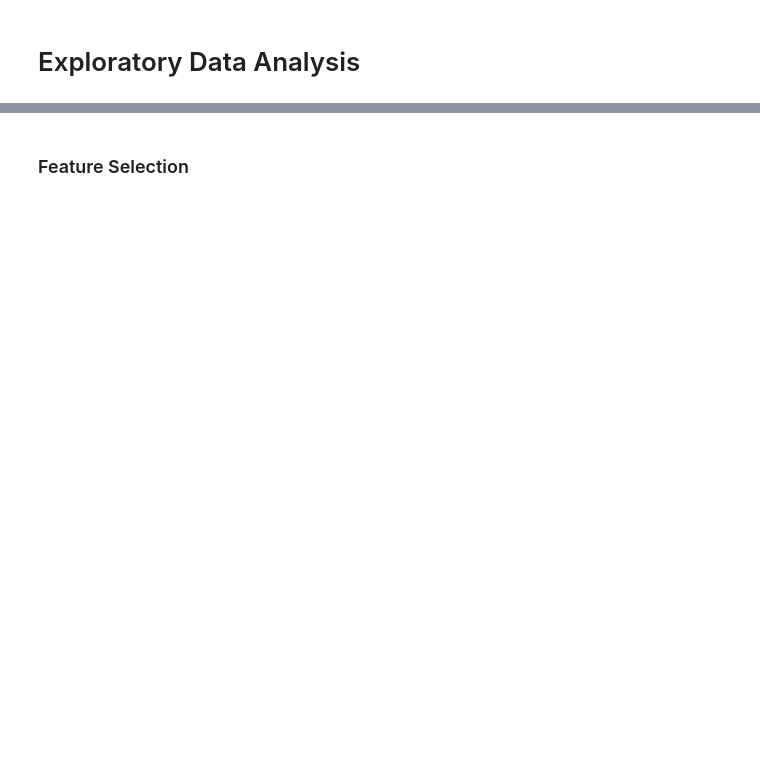
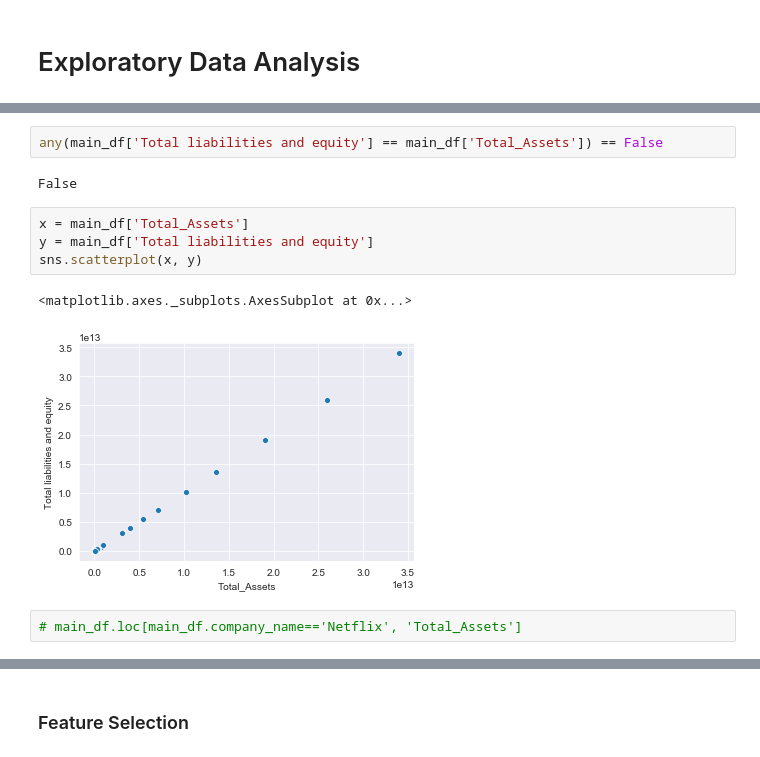
Before and after one commit to mcsw311093/Data-Cleaning-and-Analysis, a Jupyter notebook: Analysis.ipynb, the cells around one changed output, grey strips where cells are left out. Saved outputs shown, nothing was run; the diff lists cells and outputs as text; blank space fills up the shorter version.

```diff
--- a/Analysis.ipynb
+++ b/Analysis.ipynb
@@ -182,0 +278,13 @@ Finally we will run our experiments, analyse our data and report our findings.
+# %%
+any(main_df['Total liabilities and equity'] == main_df['Total_Assets']) == False
+# %% [output]
+False
+# %%
+x = main_df['Total_Assets']
+y = main_df['Total liabilities and equity']
+sns.scatterplot(x, y)
+# %% [output]
+<matplotlib.axes._subplots.AxesSubplot at 0x...>
+[figure, added]
+# %%
+# main_df.loc[main_df.company_name=='Netflix', 'Total_Assets']
```
Also changed, not shown: parts of 87 cells of this notebook.
